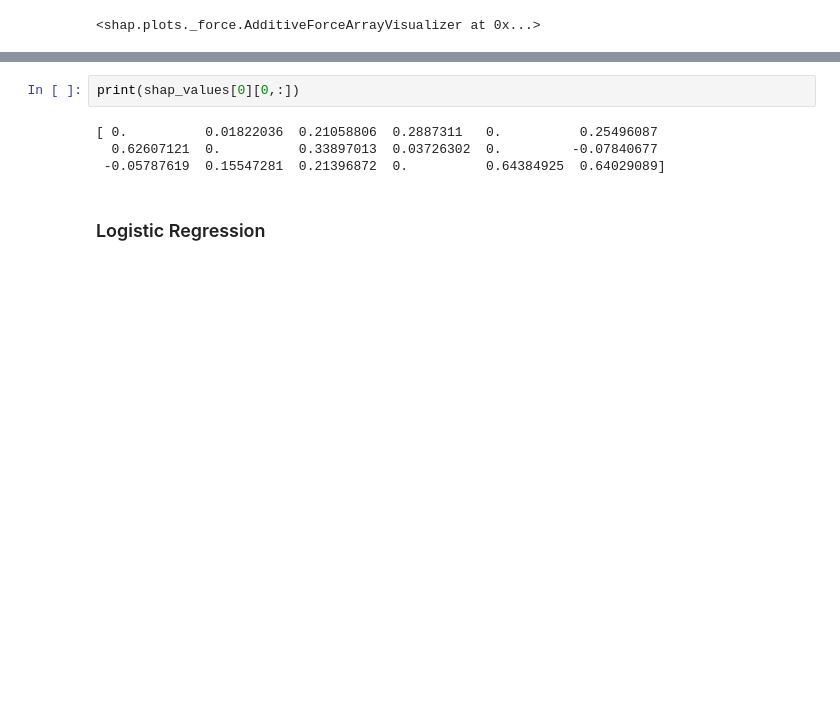
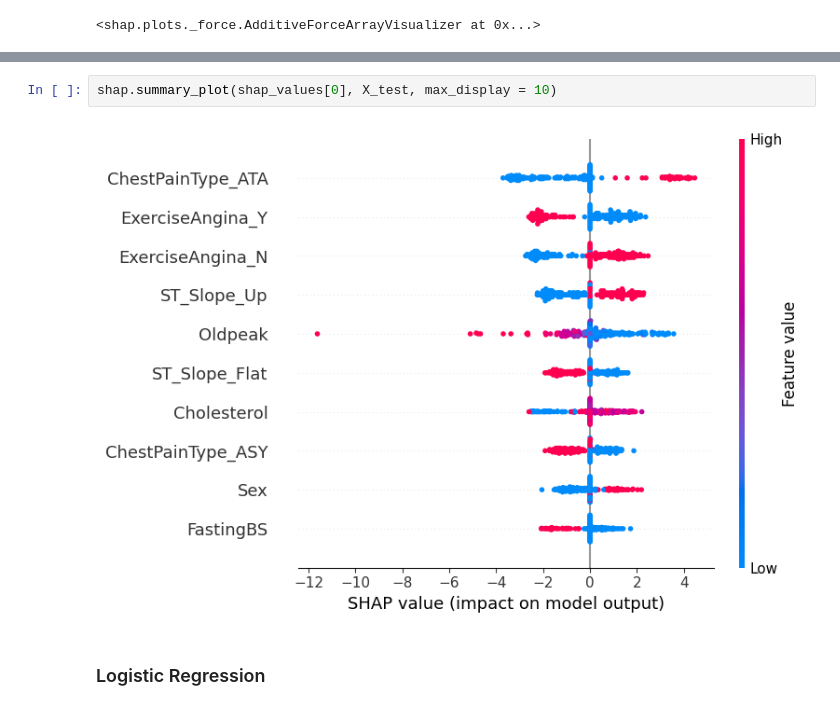
Before and after one commit to XueningD65/TriageAssist, a Jupyter notebook: model_explain_FI_HTML.ipynb, the cells around one changed output, grey strips where cells are left out. Saved outputs shown, nothing was run; the diff lists cells and outputs as text; blank space fills up the shorter version.

```diff
--- a/model_explain_FI_HTML.ipynb
+++ b/model_explain_FI_HTML.ipynb
@@ -174,9 +178,7 @@ shap.summary_plot(shap_values, X_test, plot_type="bar")
-# %%
-print(shap_values[0][0,:])
-# %% [output]
-[ 0.          0.01822036  0.21058806  0.2887311   0.          0.25496087
-  0.62607121  0.          0.33897013  0.03726302  0.         -0.07840677
- -0.05787619  0.15547281  0.21396872  0.          0.64384925  0.64029089]
+# %%
+shap.summary_plot(shap_values[0], X_test, max_display = 10)
+# %% [output]
+[figure, added]
 # %% [markdown]
 ### Logistic Regression
 # %%
```
Also changed, not shown: parts of 8 cells of this notebook, 4 other files.
